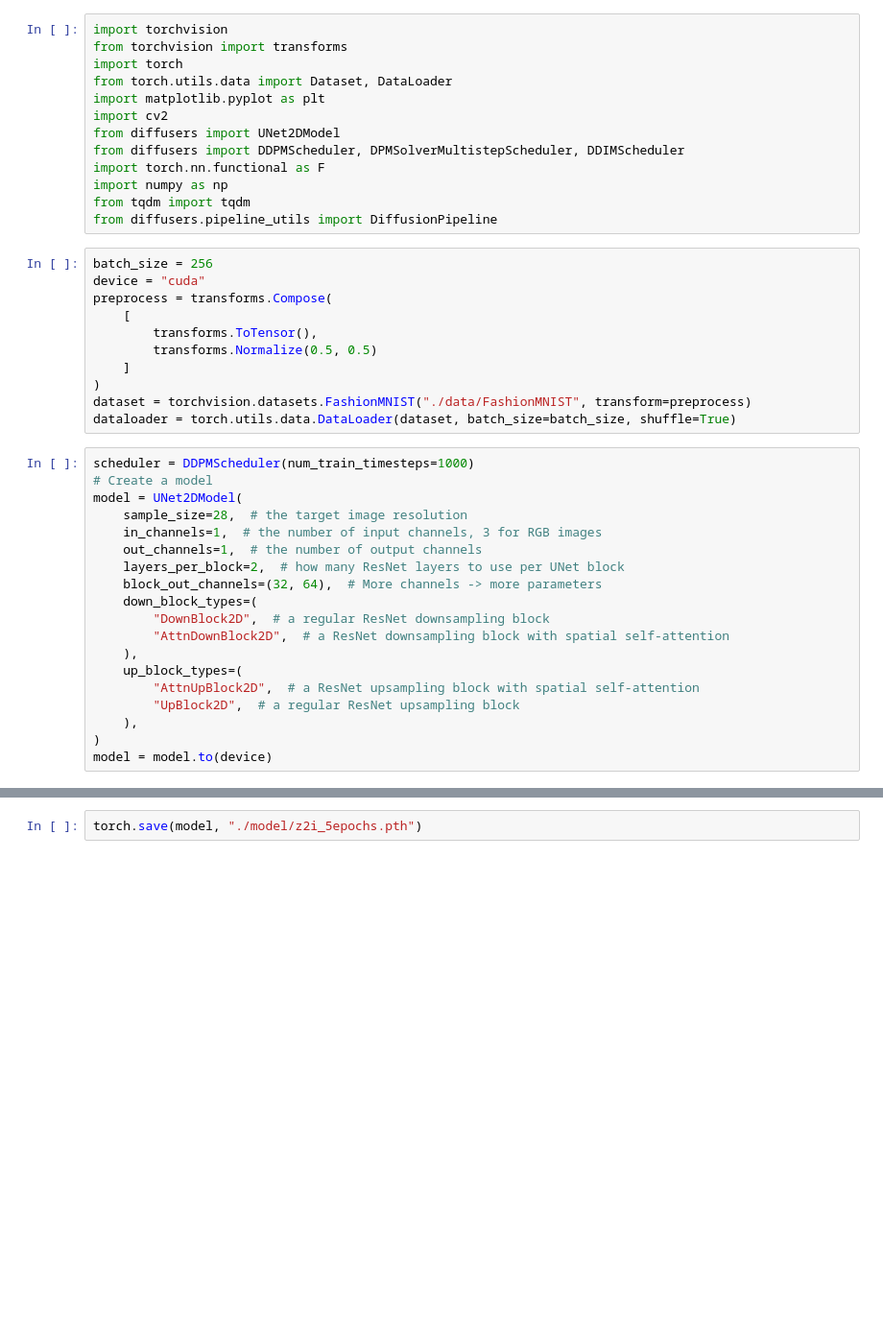
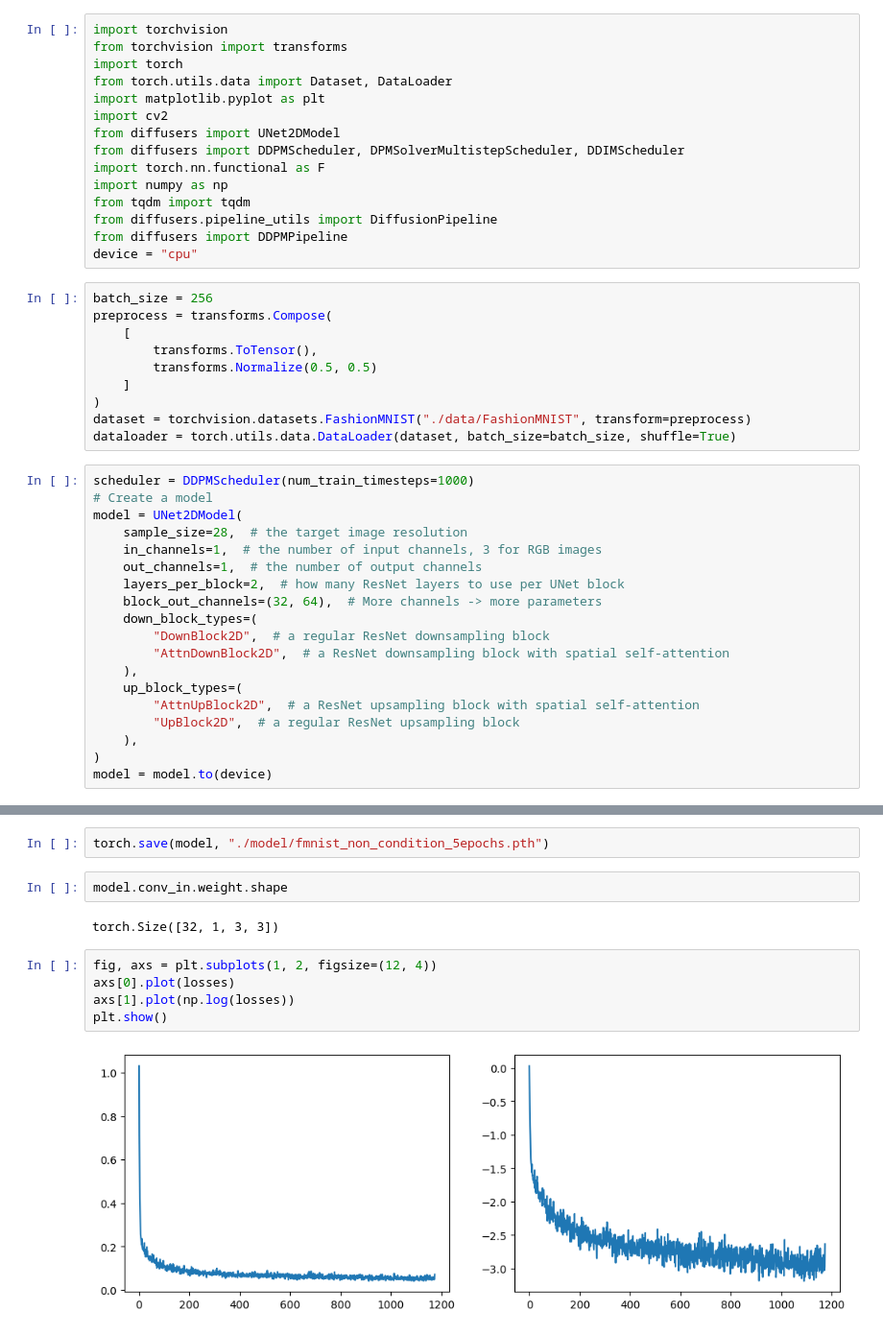
Before and after one commit to IzumiSatoshi/sketch2img, a Jupyter notebook: dev.ipynb, the cells around one changed output, grey strips where cells are left out. Shown at 96% size. Saved outputs shown, nothing was run; the diff lists cells and outputs as text; blank space fills up the shorter version.

```diff
--- a/dev.ipynb
+++ b/dev.ipynb
@@ -11,9 +11,10 @@ import torch.nn.functional as F
 import numpy as np
 from tqdm import tqdm
 from diffusers.pipeline_utils import DiffusionPipeline
+from diffusers import DDPMPipeline
+device = "cpu"
 # %%
 batch_size = 256
-device = "cuda"
 preprocess = transforms.Compose(
     [
         transforms.ToTensor(),
@@ -82,2 +83,13 @@ OutOfMemoryError: CUDA out of memory. Tried to allocate 26.00 MiB (GPU 0; 6.00 G
 # %%
-torch.save(model, "./model/z2i_5epochs.pth")
+torch.save(model, "./model/fmnist_non_condition_5epochs.pth")
+# %%
+model.conv_in.weight.shape
+# %% [output]
+torch.Size([32, 1, 3, 3])
+# %%
+fig, axs = plt.subplots(1, 2, figsize=(12, 4))
+axs[0].plot(losses)
+axs[1].plot(np.log(losses))
+plt.show()
+# %% [output]
+[figure, added]
```
Also changed, not shown: parts of 15 cells of this notebook, 2 other files.
